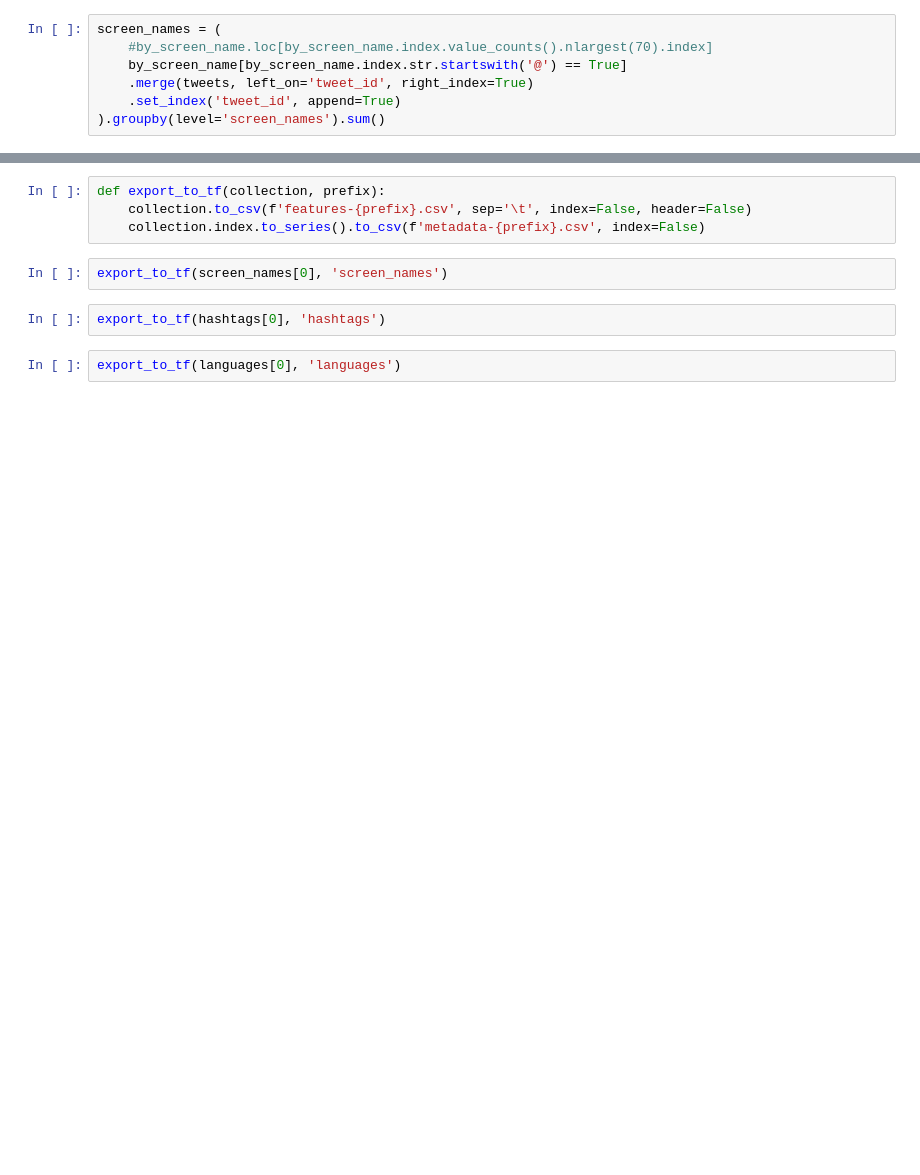
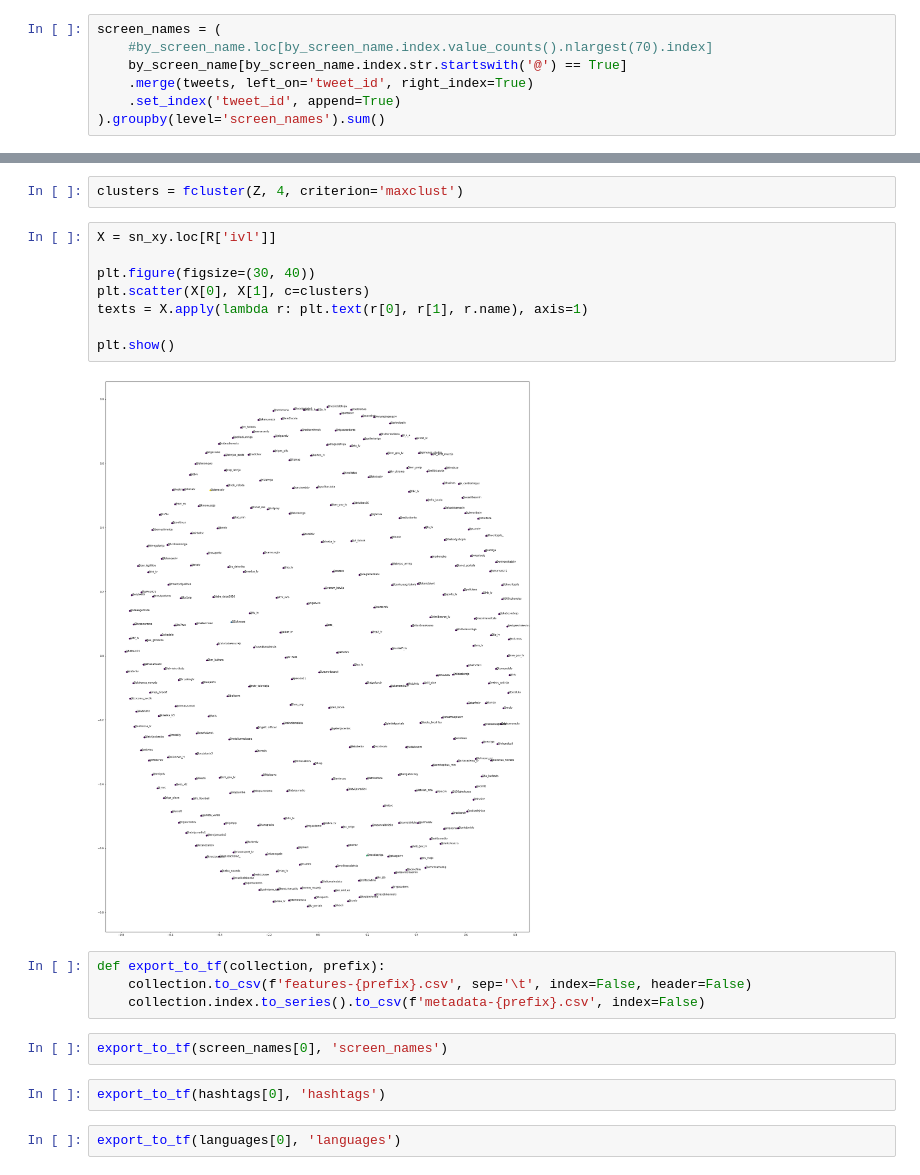
Before and after one commit to dimazest/2018-lv2, a Jupyter notebook: supplement/Sandbox.ipynb, the cells around one changed output, grey strips where cells are left out. Cells and saved outputs as stored; diff of their text form; blank space fills up the shorter version.

```diff
--- a/supplement/Sandbox.ipynb
+++ b/supplement/Sandbox.ipynb
@@ -238,3 +219,15 @@ plt.savefig('screen_names_clusters-without-groups-mdn.pdf')
+# %%
+clusters = fcluster(Z, 4, criterion='maxclust')
+# %%
+X = sn_xy.loc[R['ivl']]
+
+plt.figure(figsize=(30, 40))
+plt.scatter(X[0], X[1], c=clusters)
+texts = X.apply(lambda r: plt.text(r[0], r[1], r.name), axis=1)
+
+plt.show()
+# %% [output]
+[figure, added]
 # %%
 def export_to_tf(collection, prefix):
     collection.to_csv(f'features-{prefix}.csv', sep='\t', index=False, header=False)
```
Also changed, not shown: parts of 17 cells of this notebook.
